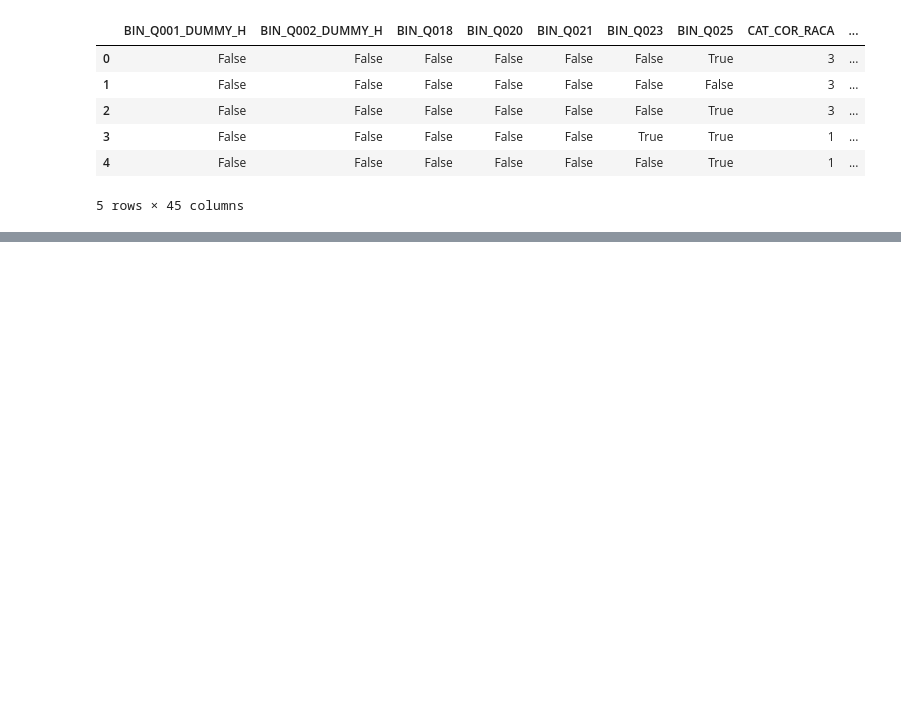
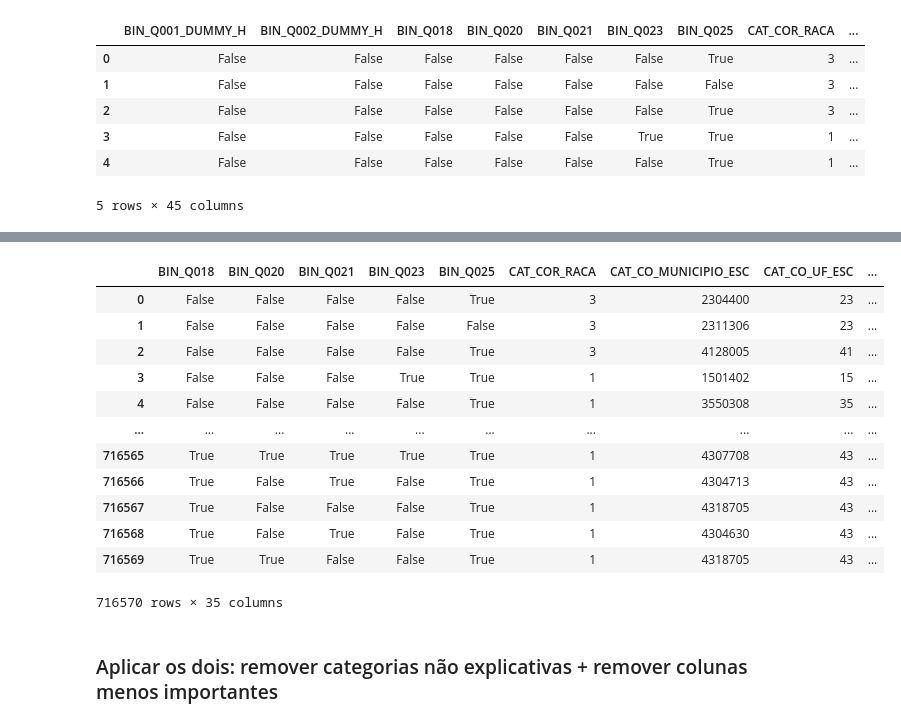
Before and after one commit to Brenosmith/TccImpactoEscolaEnem, a Jupyter notebook: src/1_Tratamento_Dados_Enem_23.ipynb, the cells around one changed output, grey strips where cells are left out. Drawn from its saved outputs; the diff is of its cells as text; code cells hidden in the pictures; blank space fills up the shorter version.

```diff
--- a/src/1_Tratamento_Dados_Enem_23.ipynb
+++ b/src/1_Tratamento_Dados_Enem_23.ipynb
@@ -1339,0 +1390,32 @@ df_enem_renomeado.to_pickle('Bases\MICRODADOS_ENEM_2023_tratados.pkl')
+# %%
+# Ler base tratada como pickle
+df_enem_tratados = pd.read_pickle('Bases\MICRODADOS_ENEM_2023_tratados.pkl')
+# %%
+# Remover algumas colunas com MENOR valor explicativo
+df_enem_tratados_variaveis_importantes = df_enem_tratados.drop(columns=['CAT_SIT_FUNC_ESC',
+                                                                        'CAT_NACIONALIDADE',
+                                                                        'CAT_ENSINO',
+                                                                        'CAT_LOCALIZACAO_ESC',
+                                                                        'CAT_ESTADO_CIVIL',
+                                                                        'BIN_Q002_DUMMY_H',
+                                                                        'NUM_Q017',
+                                                                        'NUM_Q012',
+                                                                        'BIN_Q001_DUMMY_H',
+                                                                        'NUM_Q015',
+                                                                        ])
+# %%
+df_enem_tratados_variaveis_importantes
+# %% [output]
+|  | BIN_Q018 | BIN_Q020 | BIN_Q021 | BIN_Q023 | BIN_Q025 | CAT_COR_RACA | CAT_CO_MUNICIPIO_ESC | CAT_CO_UF_ESC | ... |
+| 0 | False | False | False | False | True | 3 | 2304400 | 23 | ... |
+| 1 | False | False | False | False | False | 3 | 2311306 | 23 | ... |
+| 2 | False | False | False | False | True | 3 | 4128005 | 41 | ... |
+| 3 | False | False | False | True | True | 1 | 1501402 | 15 | ... |
+| 4 | False | False | False | False | True | 1 | 3550308 | 35 | ... |
+| ... | ... | ... | ... | ... | ... | ... | ... | ... | ... |
+| 716565 | True | True | True | True | True | 1 | 4307708 | 43 | ... |
+| 716566 | True | False | True | False | True | 1 | 4304713 | 43 | ... |
+| 716567 | True | False | False | False | True | 1 | 4318705 | 43 | ... |
+| 716568 | True | False | True | False | True | 1 | 4304630 | 43 | ... |
+| 716569 | True | True | False | False | True | 1 | 4318705 | 43 | ... |
+716570 rows × 35 columns
@@ -1339,0 +1425,2 @@ df_enem_renomeado.to_pickle('Bases\MICRODADOS_ENEM_2023_tratados.pkl')
+# %% [markdown]
+### Aplicar os dois: remover categorias não explicativas + remover colunas menos importantes
```
Also changed, not shown: parts of 15 cells of this notebook, 7 other files.
